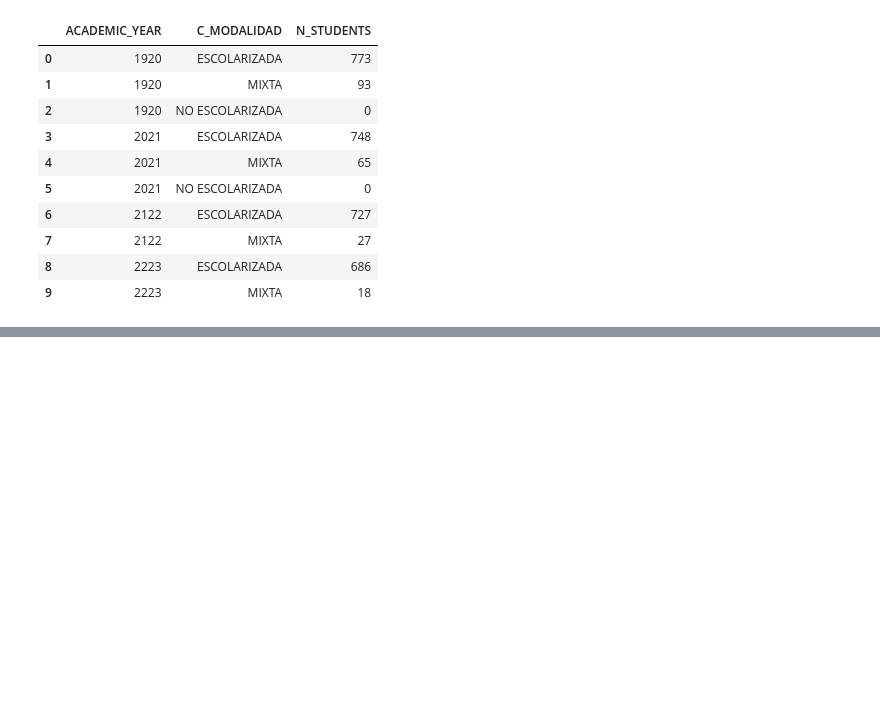
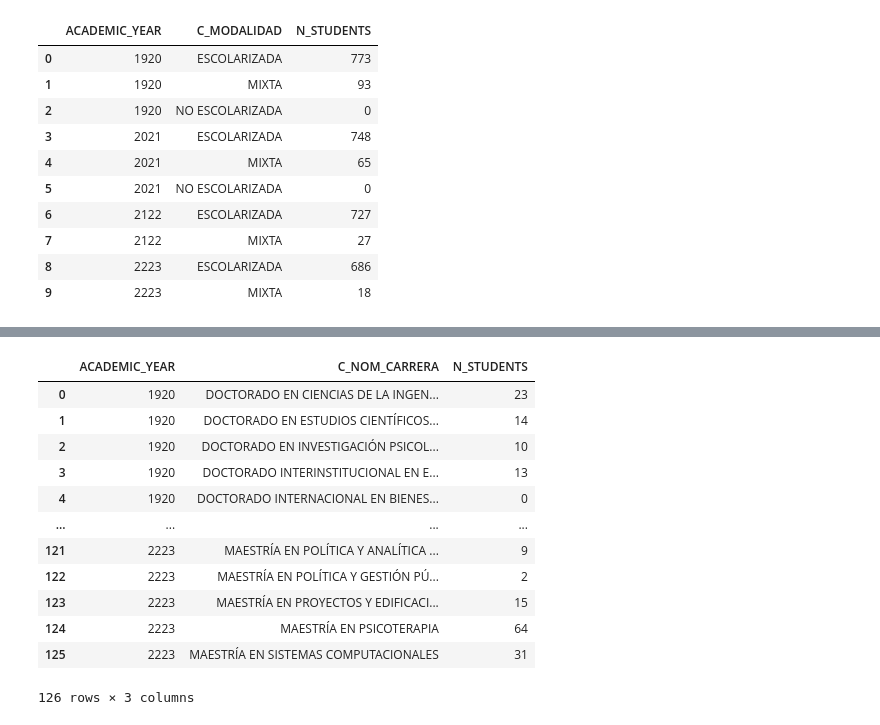
Before and after one commit to lvcruzh/data_challenge_ey, a Jupyter notebook: data_challenge.ipynb, the cells around one changed output, grey strips where cells are left out. Cells and saved outputs as stored; diff of their text form; code cells hidden in the pictures; blank space fills up the shorter version.

```diff
--- a/data_challenge.ipynb
+++ b/data_challenge.ipynb
@@ -344,0 +418,19 @@ n_grad_students
+# %%
+# Number of students by degree
+grad_nstud_by_degree = graduate_profile.groupby(['ACADEMIC_YEAR', 'C_NOM_CARRERA']).agg({'V142': 'sum'}).reset_index()
+grad_nstud_by_degree.rename(columns={'V142': 'N_STUDENTS'}, inplace=True)
+grad_nstud_by_degree
+# %% [output]
+|  | ACADEMIC_YEAR | C_NOM_CARRERA | N_STUDENTS |
+| 0 | 1920 | DOCTORADO EN CIENCIAS DE LA INGEN... | 23 |
+| 1 | 1920 | DOCTORADO EN ESTUDIOS CIENTÍFICOS... | 14 |
+| 2 | 1920 | DOCTORADO EN INVESTIGACIÓN PSICOL... | 10 |
+| 3 | 1920 | DOCTORADO INTERINSTITUCIONAL EN E... | 13 |
+| 4 | 1920 | DOCTORADO INTERNACIONAL EN BIENES... | 0 |
+| ... | ... | ... | ... |
+| 121 | 2223 | MAESTRÍA EN POLÍTICA Y ANALÍTICA ... | 9 |
+| 122 | 2223 | MAESTRÍA EN POLÍTICA Y GESTIÓN PÚ... | 2 |
+| 123 | 2223 | MAESTRÍA EN PROYECTOS Y EDIFICACI... | 15 |
+| 124 | 2223 | MAESTRÍA EN PSICOTERAPIA | 64 |
+| 125 | 2223 | MAESTRÍA EN SISTEMAS COMPUTACIONALES | 31 |
+126 rows × 3 columns
```
Also changed, not shown: parts of 6 cells of this notebook.
